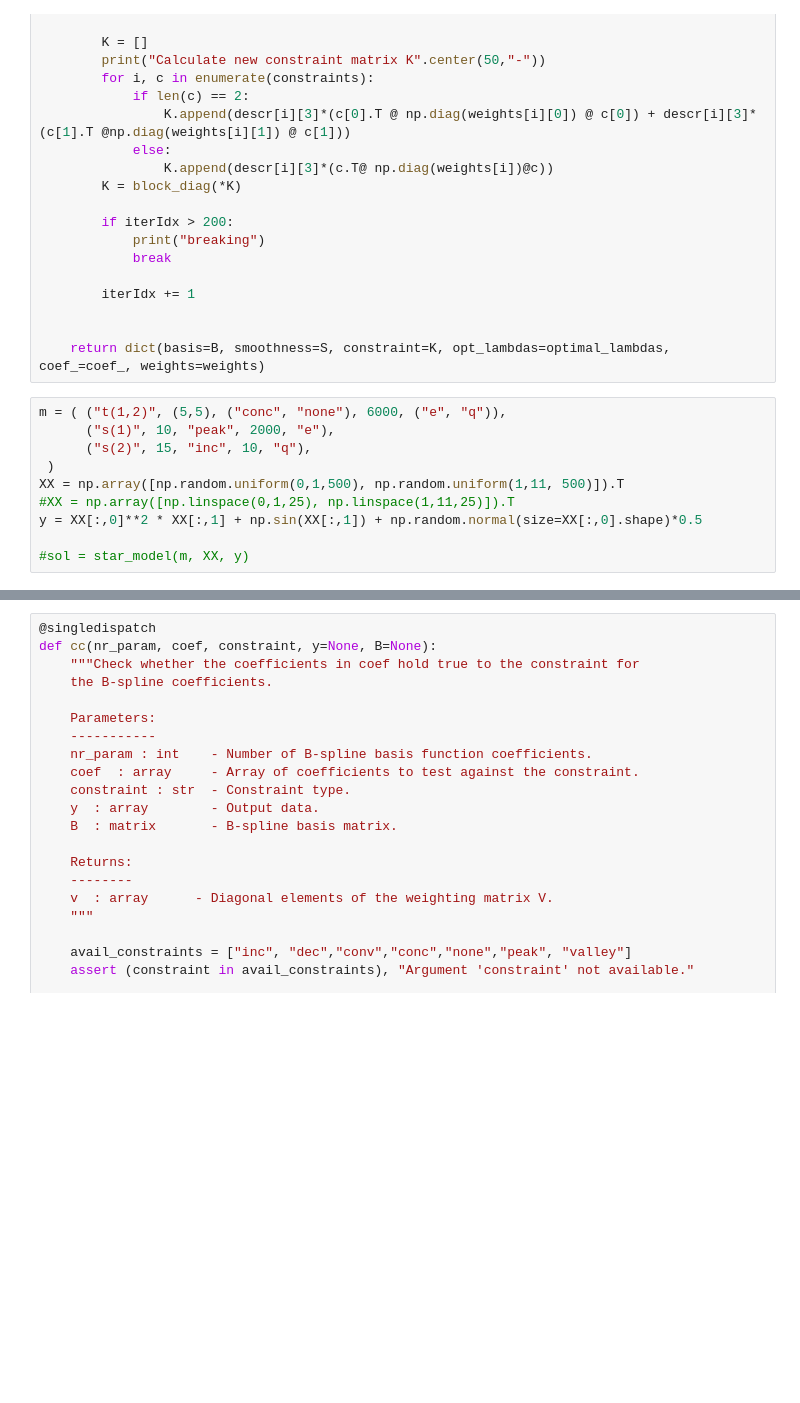
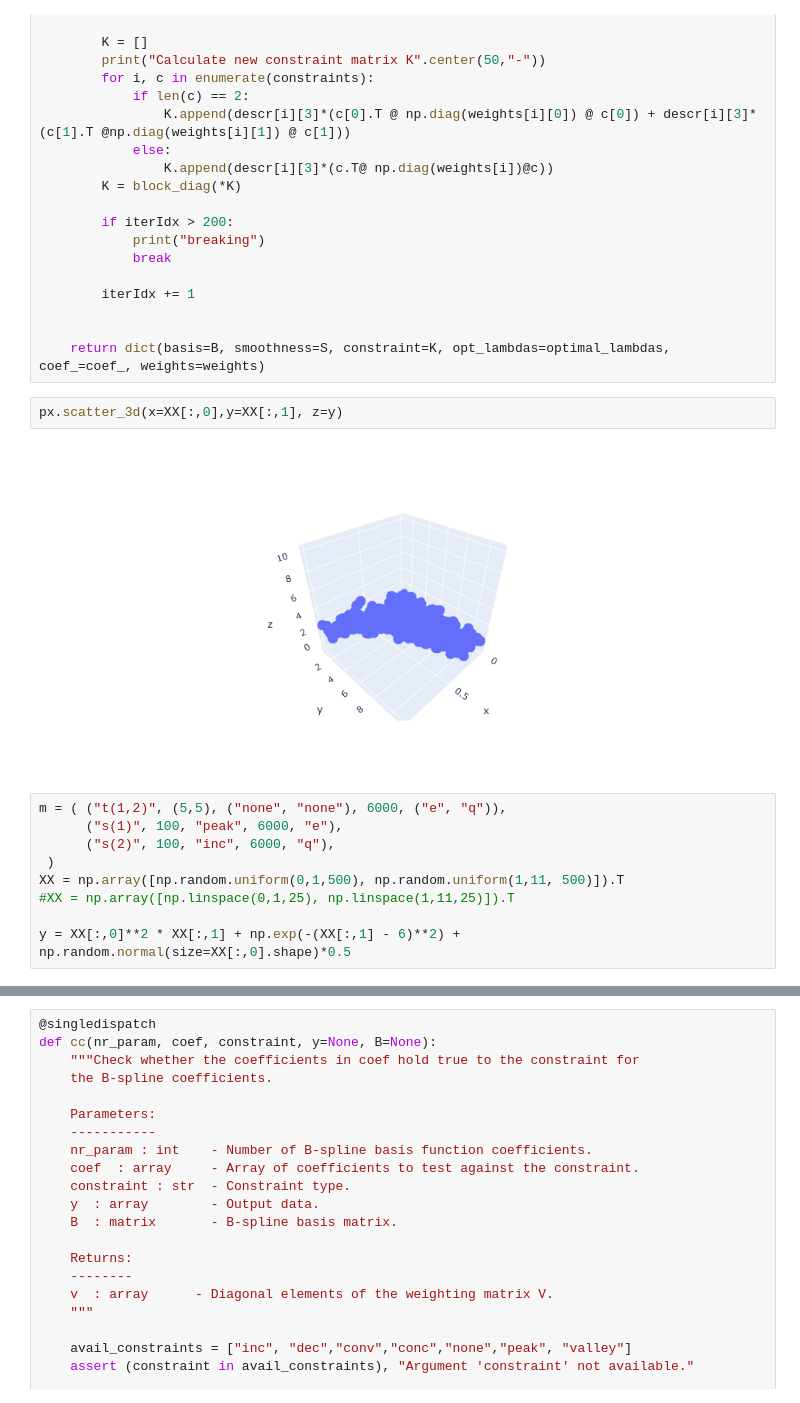
Before and after one commit to j-cap/Master-Thesis, a Jupyter notebook: Code/SplinesInPython/code-rewriting.ipynb, the cells around one changed output, grey strips where cells are left out. Drawn from its saved outputs; the diff is of its cells as text; blank space fills up the shorter version.

```diff
--- a/Code/SplinesInPython/code-rewriting.ipynb
+++ b/Code/SplinesInPython/code-rewriting.ipynb
@@ -1258,13 +1315,16 @@ def star_model(descr, X, y):
 
 
     return dict(basis=B, smoothness=S, constraint=K, opt_lambdas=optimal_lambdas, coef_=coef_, weights=weights)
+# %%
+px.scatter_3d(x=XX[:,0],y=XX[:,1], z=y)
+# %% [output]
+[figure, added]
 # %%
-m = ( ("t(1,2)", (5,5), ("conc", "none"), 6000, ("e", "q")),
-      ("s(1)", 10, "peak", 2000, "e"),
-      ("s(2)", 15, "inc", 10, "q"),
+m = ( ("t(1,2)", (5,5), ("none", "none"), 6000, ("e", "q")),
+      ("s(1)", 100, "peak", 6000, "e"),
+      ("s(2)", 100, "inc", 6000, "q"),
  )
 XX = np.array([np.random.uniform(0,1,500), np.random.uniform(1,11, 500)]).T
 #XX = np.array([np.linspace(0,1,25), np.linspace(1,11,25)]).T
-y = XX[:,0]**2 * XX[:,1] + np.sin(XX[:,1]) + np.random.normal(size=XX[:,0].shape)*0.5
 
-#sol = star_model(m, XX, y)
+y = XX[:,0]**2 * XX[:,1] + np.exp(-(XX[:,1] - 6)**2) + np.random.normal(size=XX[:,0].shape)*0.5
```
Also changed, not shown: parts of 17 cells of this notebook, 7 other files.
